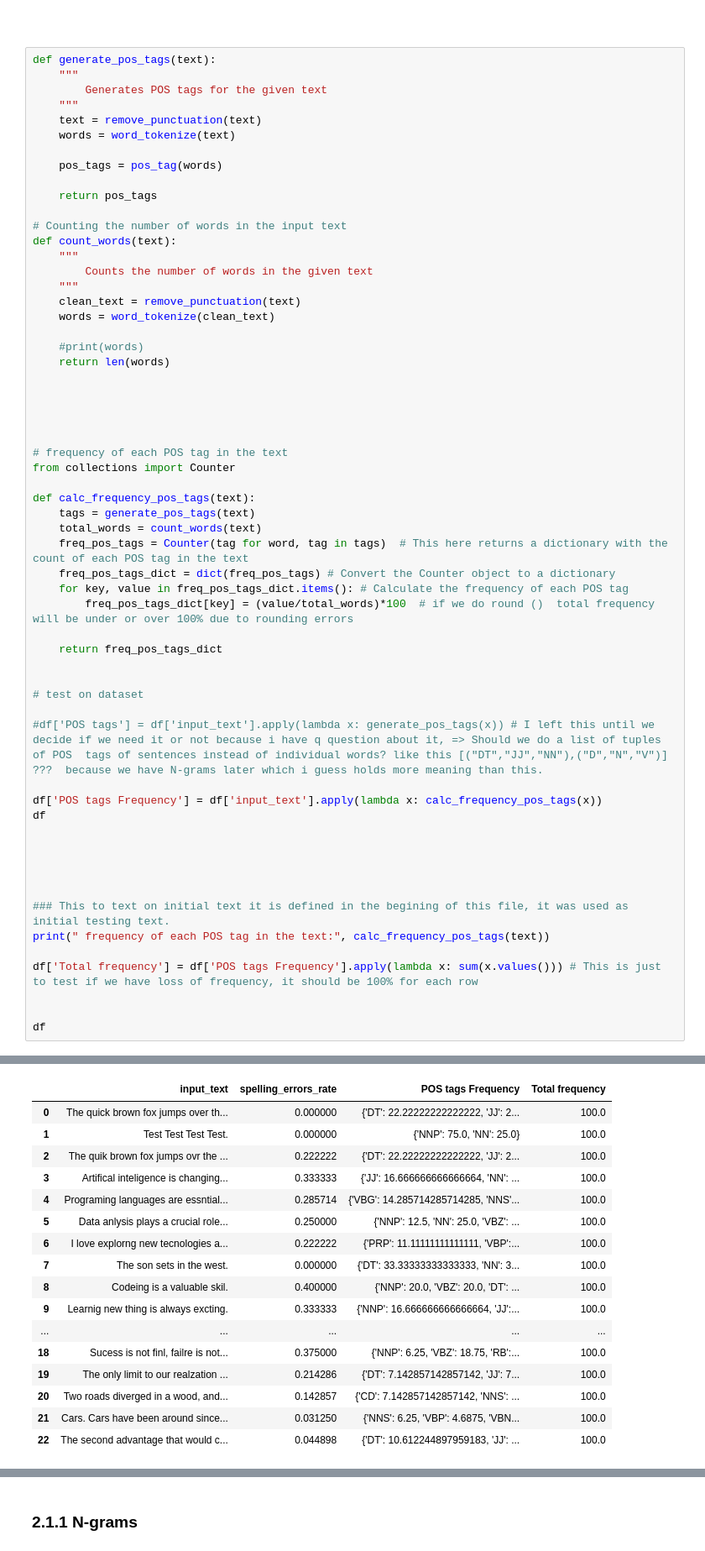
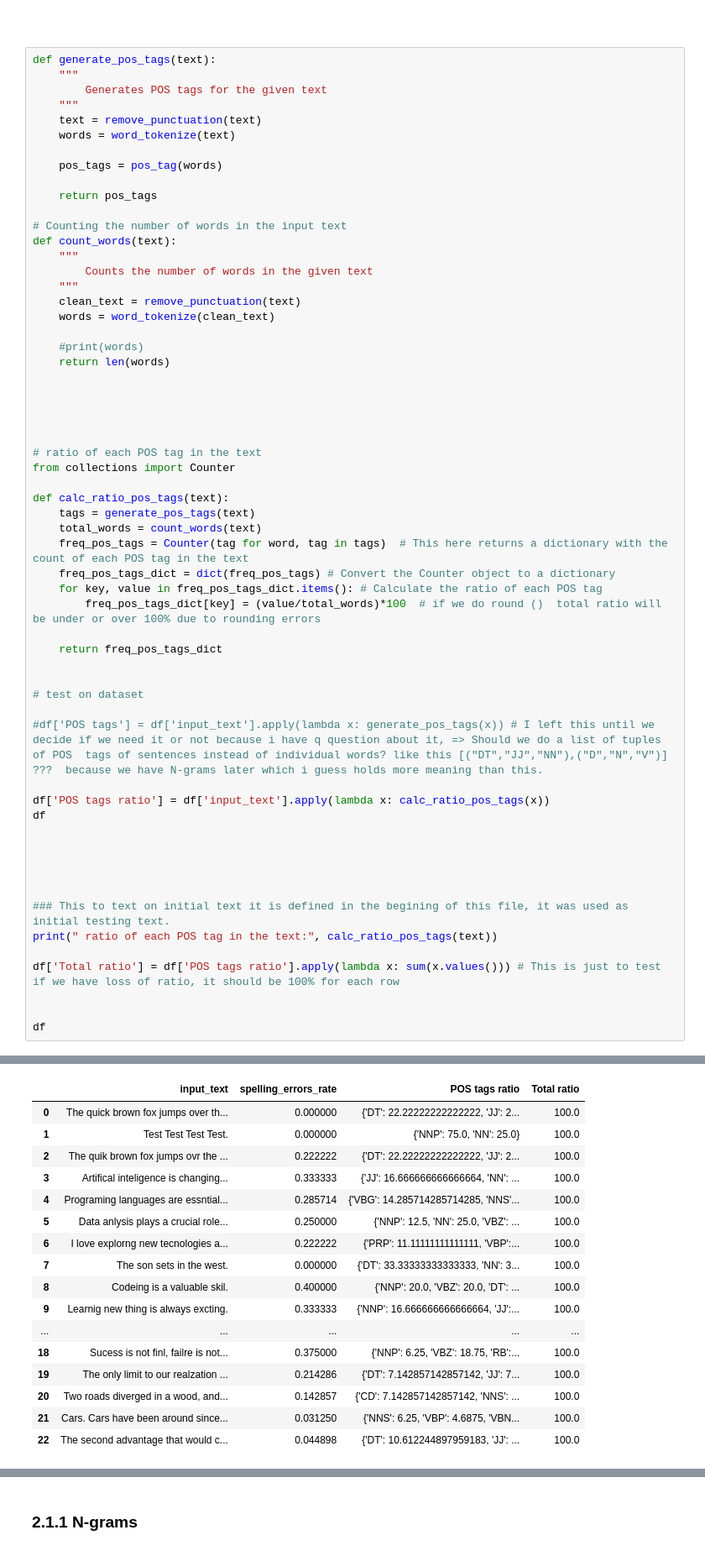
Before and after one commit to eddev00/ML-Project-CL, a Jupyter notebook: pre_processing.ipynb, the cells around one changed output, grey strips where cells are left out. Shown: that part at 84% size. Drawn from its saved outputs; the diff is of its cells as text.

```diff
--- a/pre_processing.ipynb
+++ b/pre_processing.ipynb
@@ -154,16 +154,16 @@ def count_words(text):
 
 
 
-# frequency of each POS tag in the text
+# ratio of each POS tag in the text
 from collections import Counter
 
-def calc_frequency_pos_tags(text):
+def calc_ratio_pos_tags(text):
     tags = generate_pos_tags(text)
     total_words = count_words(text)
     freq_pos_tags = Counter(tag for word, tag in tags)  # This here returns a dictionary with the count of each POS tag in the text
     freq_pos_tags_dict = dict(freq_pos_tags) # Convert the Counter object to a dictionary
-    for key, value in freq_pos_tags_dict.items(): # Calculate the frequency of each POS tag
-        freq_pos_tags_dict[key] = (value/total_words)*100  # if we do round ()  total frequency will be under or over 100% due to rounding errors
+    for key, value in freq_pos_tags_dict.items(): # Calculate the ratio of each POS tag
+        freq_pos_tags_dict[key] = (value/total_words)*100  # if we do round ()  total ratio will be under or over 100% due to rounding errors
 
     return freq_pos_tags_dict
 
@@ -172,7 +172,7 @@ def calc_frequency_pos_tags(text):
 
 #df['POS tags'] = df['input_text'].apply(lambda x: generate_pos_tags(x)) # I left this until we decide if we need it or not because i have q question about it, => Should we do a list of tuples of POS  tags of sentences instead of individual words? like this [("DT","JJ","NN"),("D","N","V")] ???  because we have N-grams later which i guess holds more meaning than this.
 
-df['POS tags Frequency'] = df['input_text'].apply(lambda x: calc_frequency_pos_tags(x))
+df['POS tags ratio'] = df['input_text'].apply(lambda x: calc_ratio_pos_tags(x))
 df
 
 
@@ -180,9 +180,9 @@ df
 
 
 ### This to text on initial text it is defined in the begining of this file, it was used as initial testing text.
-print(" frequency of each POS tag in the text:", calc_frequency_pos_tags(text))
+print(" ratio of each POS tag in the text:", calc_ratio_pos_tags(text))
 
-df['Total frequency'] = df['POS tags Frequency'].apply(lambda x: sum(x.values())) # This is just to test if we have loss of frequency, it should be 100% for each row
+df['Total ratio'] = df['POS tags ratio'].apply(lambda x: sum(x.values())) # This is just to test if we have loss of ratio, it should be 100% for each row
 
 
 df
@@ -191,4 +191,4 @@ df
-|  | input_text | spelling_errors_rate | POS tags Frequency | Total frequency |
+|  | input_text | spelling_errors_rate | POS tags ratio | Total ratio |
 | 0 | The quick brown fox jumps over th... | 0.000000 | {'DT': 22.22222222222222, 'JJ': 2... | 100.0 |
 | 1 | Test Test Test Test. | 0.000000 | {'NNP': 75.0, 'NN': 25.0} | 100.0 |
 | 2 | The quik brown fox jumps ovr the ... | 0.222222 | {'DT': 22.22222222222222, 'JJ': 2... | 100.0 |
```
Also changed, not shown: parts of 7 cells of this notebook.
